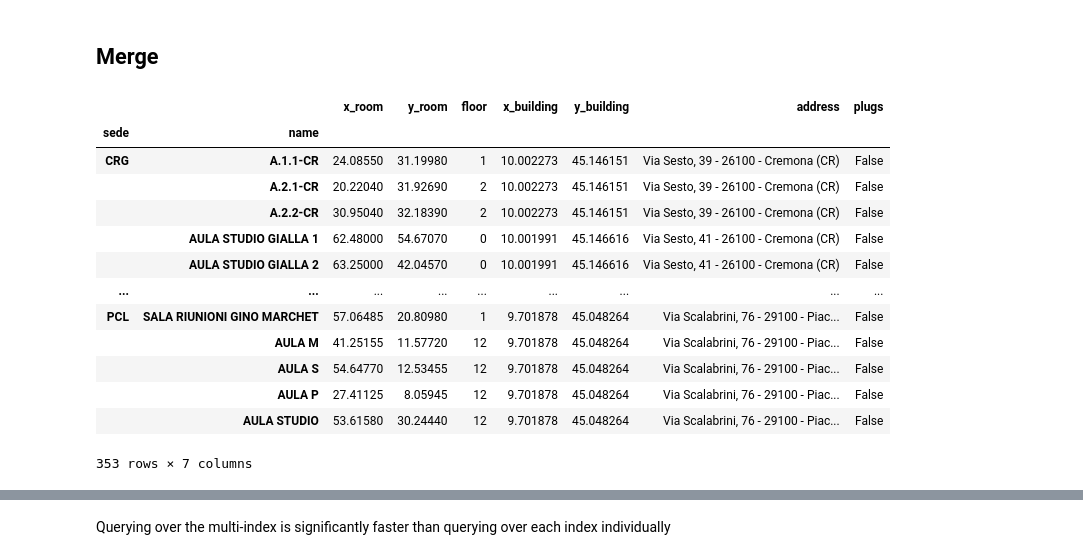
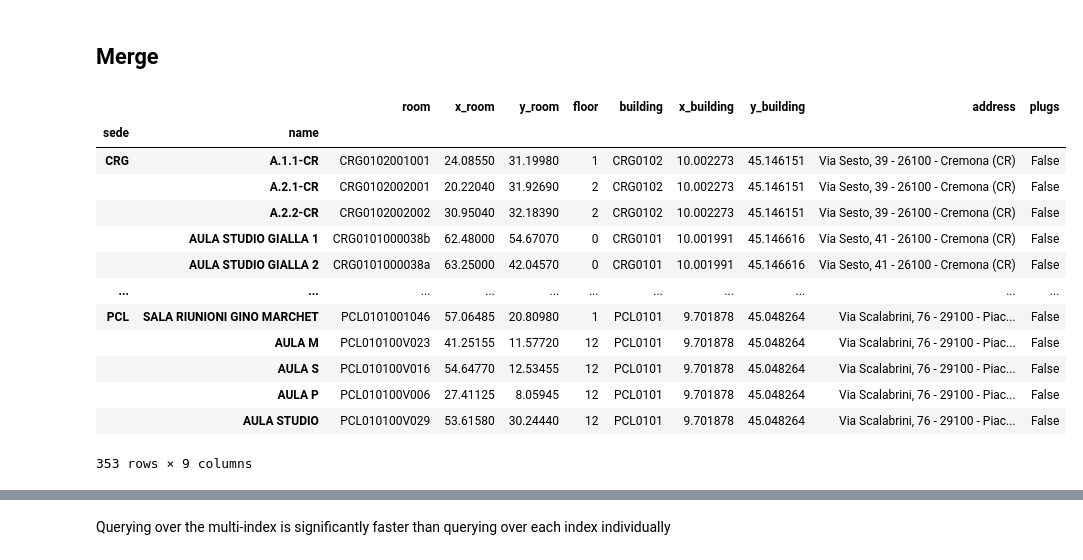
Before and after one commit to tomaz-suller/polimi-scraper, a Jupyter notebook: notebooks/2a-tomaz-suller-process-classrooms.ipynb, the cells around one changed output, grey strips where cells are left out. Drawn from its saved outputs; the diff is of its cells as text; code cells hidden in the pictures.

Commit message:
Add room and building IDs back
Better having the information since it can be useful later.

```diff
--- a/notebooks/2a-tomaz-suller-process-classrooms.ipynb
+++ b/notebooks/2a-tomaz-suller-process-classrooms.ipynb
@@ -158,31 +158,30 @@ polygons_df
 # %%
 processed_classrooms_df = (
     polygons_df.join(
         building_coordinates_df,
         on="building",
         lsuffix="_room",
         rsuffix="_building",
     )
     .join(classroom_df, on="room", how="inner")
-    .drop(columns=["room", "building"])
     .set_index(["sede", "name"])
 )
 processed_classrooms_df
 # %% [output]
-|  |  | x_room | y_room | floor | x_building | y_building | address | plugs |
-| sede | name |  |  |  |  |  |  |  |
-| CRG | A.1.1-CR | 24.08550 | 31.19980 | 1 | 10.002273 | 45.146151 | Via Sesto, 39 - 26100 - Cremona (CR) | False |
-|  | A.2.1-CR | 20.22040 | 31.92690 | 2 | 10.002273 | 45.146151 | Via Sesto, 39 - 26100 - Cremona (CR) | False |
-|  | A.2.2-CR | 30.95040 | 32.18390 | 2 | 10.002273 | 45.146151 | Via Sesto, 39 - 26100 - Cremona (CR) | False |
-|  | AULA STUDIO GIALLA 1 | 62.48000 | 54.67070 | 0 | 10.001991 | 45.146616 | Via Sesto, 41 - 26100 - Cremona (CR) | False |
-|  | AULA STUDIO GIALLA 2 | 63.25000 | 42.04570 | 0 | 10.001991 | 45.146616 | Via Sesto, 41 - 26100 - Cremona (CR) | False |
-| ... | ... | ... | ... | ... | ... | ... | ... | ... |
-| PCL | SALA RIUNIONI GINO MARCHET | 57.06485 | 20.80980 | 1 | 9.701878 | 45.048264 | Via Scalabrini, 76 - 29100 - Piac... | False |
-|  | AULA M | 41.25155 | 11.57720 | 12 | 9.701878 | 45.048264 | Via Scalabrini, 76 - 29100 - Piac... | False |
-|  | AULA S | 54.64770 | 12.53455 | 12 | 9.701878 | 45.048264 | Via Scalabrini, 76 - 29100 - Piac... | False |
-|  | AULA P | 27.41125 | 8.05945 | 12 | 9.701878 | 45.048264 | Via Scalabrini, 76 - 29100 - Piac... | False |
-|  | AULA STUDIO | 53.61580 | 30.24440 | 12 | 9.701878 | 45.048264 | Via Scalabrini, 76 - 29100 - Piac... | False |
+|  |  | room | x_room | y_room | floor | building | x_building | y_building | address | plugs |
+| sede | name |  |  |  |  |  |  |  |  |  |
+| CRG | A.1.1-CR | CRG0102001001 | 24.08550 | 31.19980 | 1 | CRG0102 | 10.002273 | 45.146151 | Via Sesto, 39 - 26100 - Cremona (CR) | False |
+|  | A.2.1-CR | CRG0102002001 | 20.22040 | 31.92690 | 2 | CRG0102 | 10.002273 | 45.146151 | Via Sesto, 39 - 26100 - Cremona (CR) | False |
+|  | A.2.2-CR | CRG0102002002 | 30.95040 | 32.18390 | 2 | CRG0102 | 10.002273 | 45.146151 | Via Sesto, 39 - 26100 - Cremona (CR) | False |
+|  | AULA STUDIO GIALLA 1 | CRG0101000038b | 62.48000 | 54.67070 | 0 | CRG0101 | 10.001991 | 45.146616 | Via Sesto, 41 - 26100 - Cremona (CR) | False |
+|  | AULA STUDIO GIALLA 2 | CRG0101000038a | 63.25000 | 42.04570 | 0 | CRG0101 | 10.001991 | 45.146616 | Via Sesto, 41 - 26100 - Cremona (CR) | False |
+| ... | ... | ... | ... | ... | ... | ... | ... | ... | ... | ... |
+| PCL | SALA RIUNIONI GINO MARCHET | PCL0101001046 | 57.06485 | 20.80980 | 1 | PCL0101 | 9.701878 | 45.048264 | Via Scalabrini, 76 - 29100 - Piac... | False |
+|  | AULA M | PCL010100V023 | 41.25155 | 11.57720 | 12 | PCL0101 | 9.701878 | 45.048264 | Via Scalabrini, 76 - 29100 - Piac... | False |
+|  | AULA S | PCL010100V016 | 54.64770 | 12.53455 | 12 | PCL0101 | 9.701878 | 45.048264 | Via Scalabrini, 76 - 29100 - Piac... | False |
+|  | AULA P | PCL010100V006 | 27.41125 | 8.05945 | 12 | PCL0101 | 9.701878 | 45.048264 | Via Scalabrini, 76 - 29100 - Piac... | False |
+|  | AULA STUDIO | PCL010100V029 | 53.61580 | 30.24440 | 12 | PCL0101 | 9.701878 | 45.048264 | Via Scalabrini, 76 - 29100 - Piac... | False |
-353 rows × 7 columns
+353 rows × 9 columns
 # %%
 %%timeit
 processed_classrooms_df.loc[("MIA", "B.2.1")]
```
Also changed, not shown: parts of 2 cells of this notebook.
